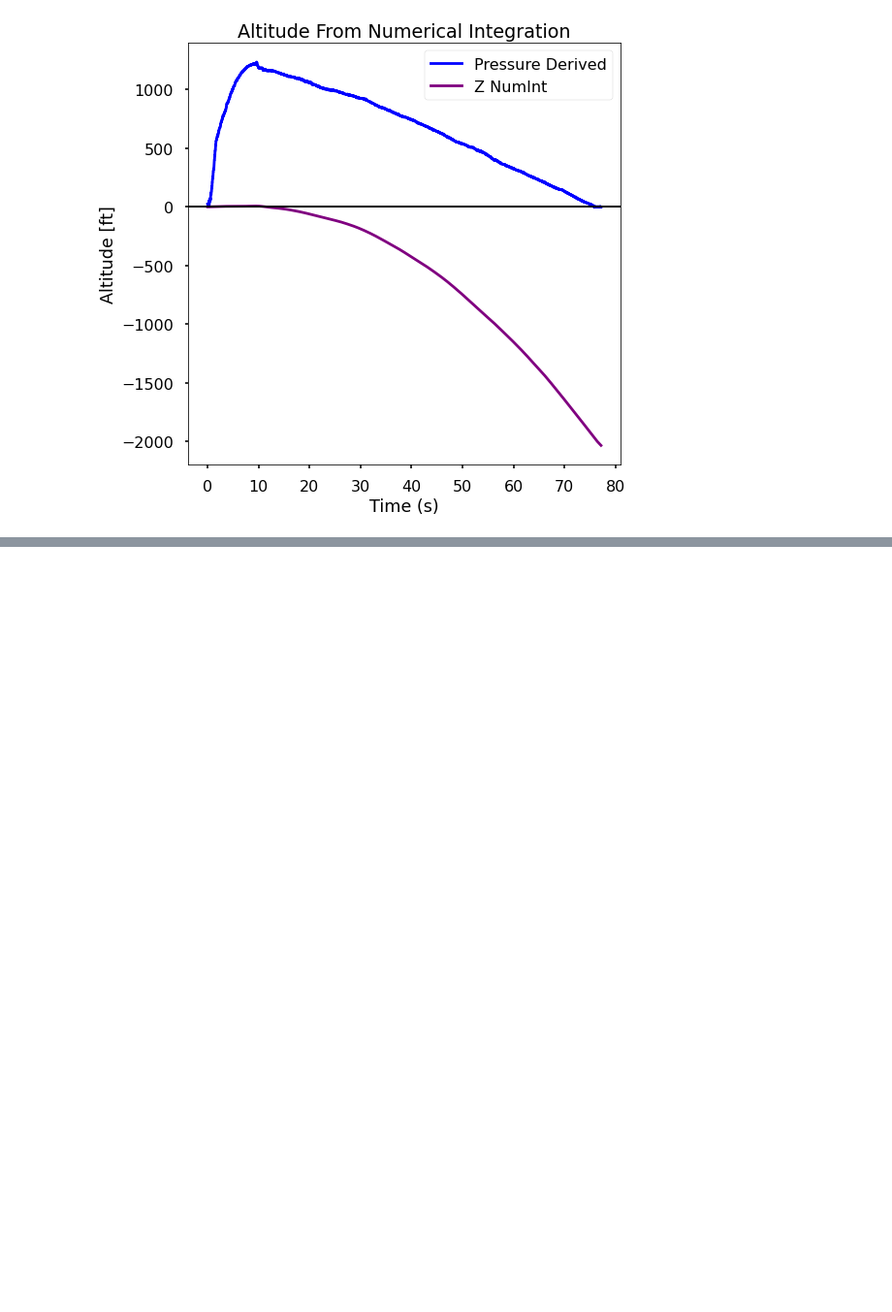
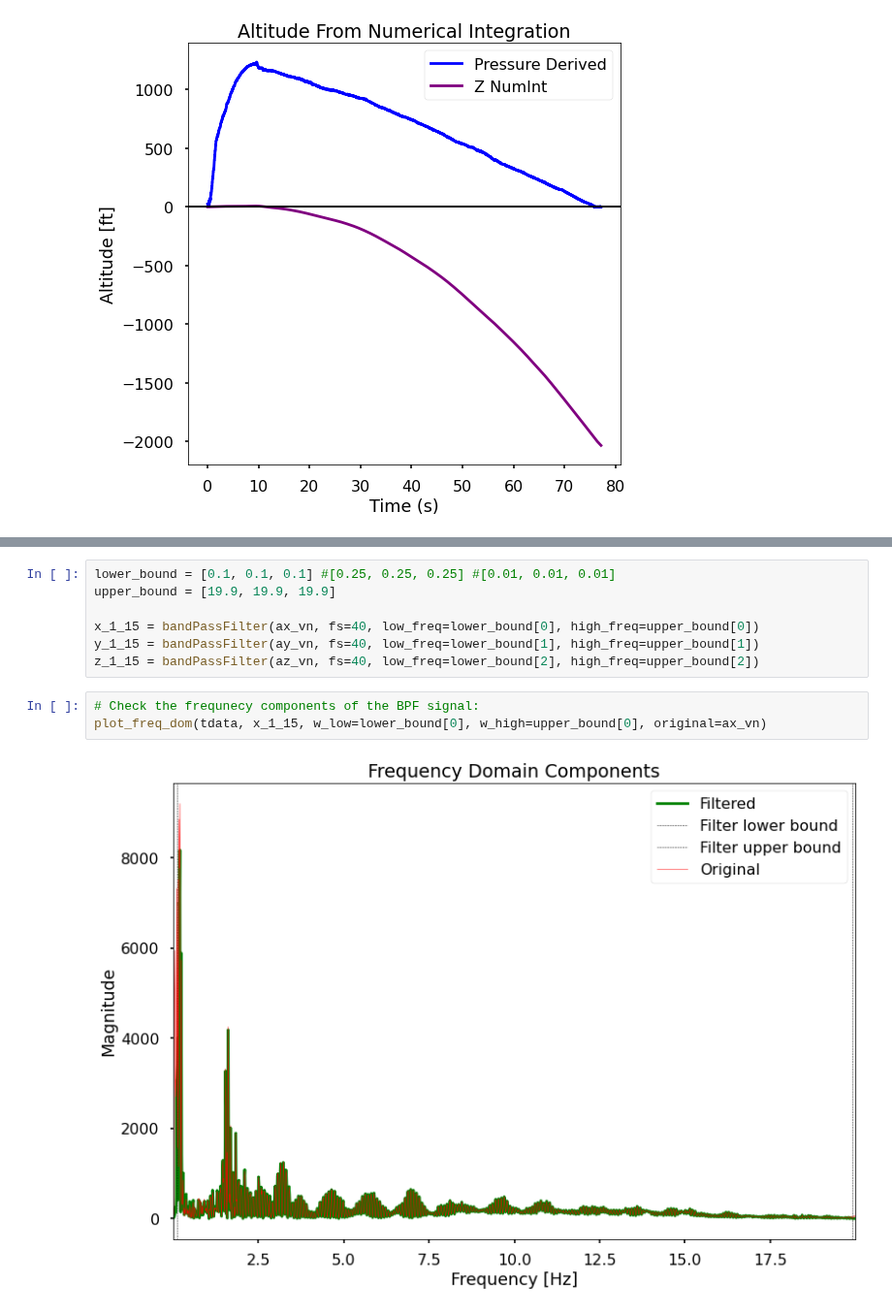
Before and after one commit to VADL-2022/IMU_VV, a Jupyter notebook: 03_Path_Recon/Subscale2_FFT.ipynb, the cells around one changed output, grey strips where cells are left out. Shown at 97% size. Saved outputs shown, nothing was run; the diff lists cells and outputs as text; blank space fills up the shorter version.

```diff
--- a/03_Path_Recon/Subscale2_FFT.ipynb
+++ b/03_Path_Recon/Subscale2_FFT.ipynb
@@ -294,0 +302,12 @@ plot_displacement(tdata, accel_xyz, bool_3D=True)
+# %%
+lower_bound = [0.1, 0.1, 0.1] #[0.25, 0.25, 0.25] #[0.01, 0.01, 0.01]
+upper_bound = [19.9, 19.9, 19.9]
+
+x_1_15 = bandPassFilter(ax_vn, fs=40, low_freq=lower_bound[0], high_freq=upper_bound[0])
+y_1_15 = bandPassFilter(ay_vn, fs=40, low_freq=lower_bound[1], high_freq=upper_bound[1])
+z_1_15 = bandPassFilter(az_vn, fs=40, low_freq=lower_bound[2], high_freq=upper_bound[2])
+# %%
+# Check the frequnecy components of the BPF signal:
+plot_freq_dom(tdata, x_1_15, w_low=lower_bound[0], w_high=upper_bound[0], original=ax_vn)
+# %% [output]
+[figure, added]
```
Also changed, not shown: parts of 9 cells of this notebook, 1 other file.
